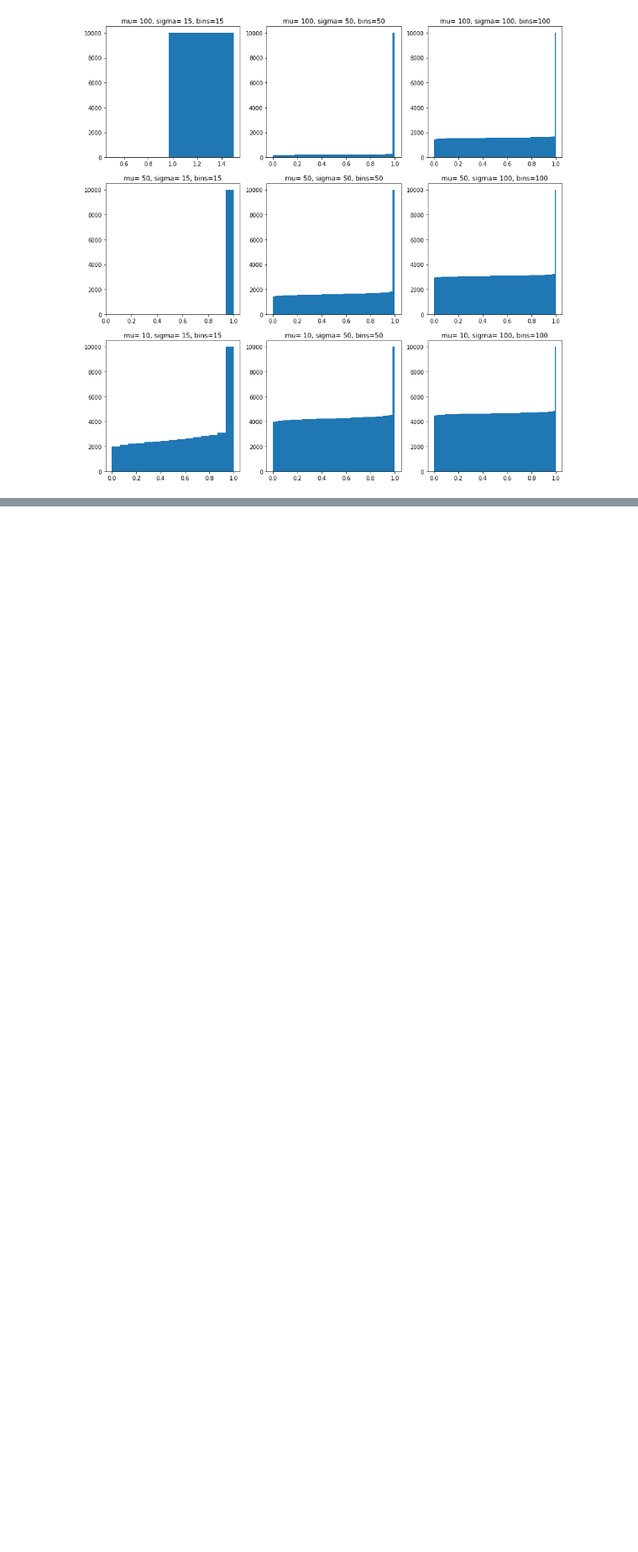
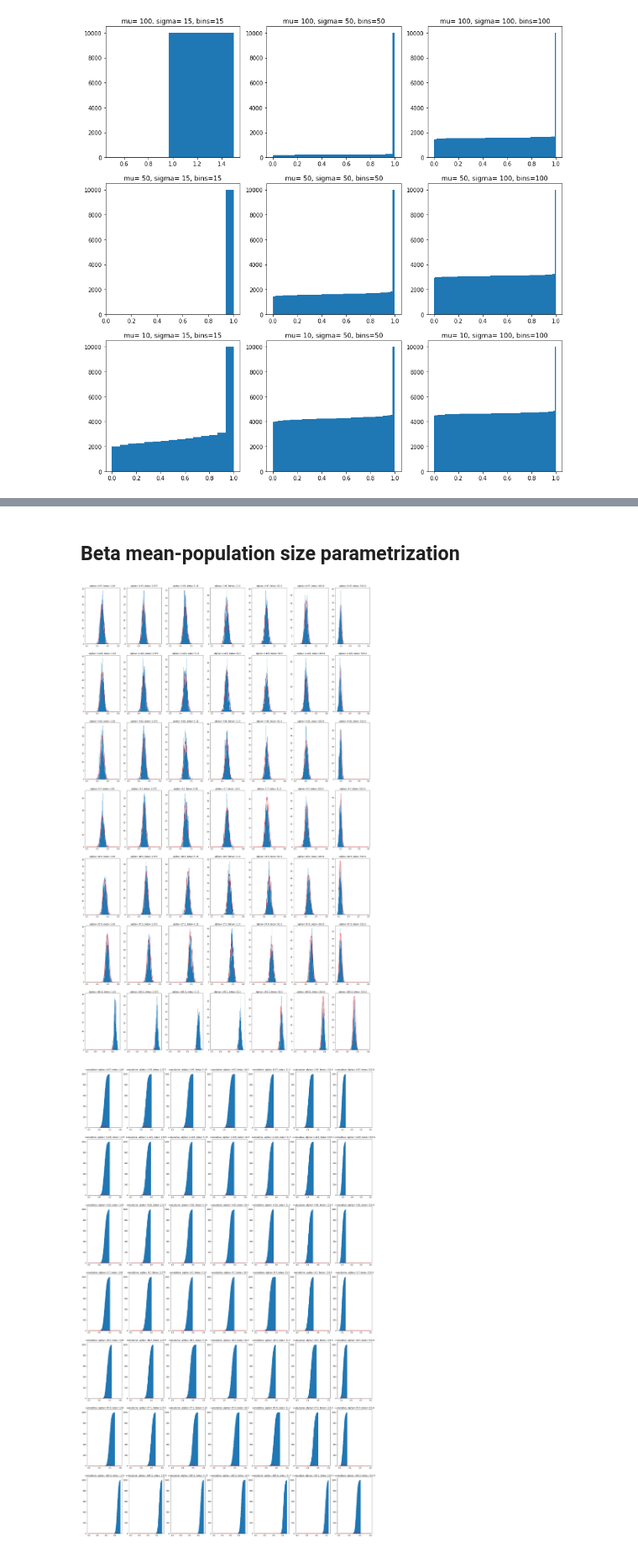
Before and after one commit to rafalsiniewicz/Data_analytics, a Jupyter notebook: lab2/lab2.ipynb, the cells around one changed output, grey strips where cells are left out. Shown at 84% size. Cells and saved outputs as stored; diff of their text form; code cells hidden in the pictures; blank space fills up the shorter version.

```diff
--- a/lab2/lab2.ipynb
+++ b/lab2/lab2.ipynb
@@ -80,0 +180,37 @@ for i in range(len(mu)):
+# %% [markdown]
+## Beta mean-population size parametrization
+# %%
+#
+import numpy as np
+import matplotlib.pyplot as plt
+import scipy.stats as stats
+sizes=[2, 5, 10, 20, 100, 200, 1000]
+alphas=[]
+betas=[]
+for n in sizes:
+    alpha=0.485*n
+    beta=n-alpha
+    alphas.append(alpha)
+    betas.append(beta)
+
+theta1=np.linspace(0.3,0.6,200)
+fig, axs = plt.subplots(len(alphas), len(betas), figsize=(30,50))
+for i, a in enumerate(alphas):
+    for j, b in enumerate(betas):
+        s = np.random.beta(438+a,544+b,1000)
+        axs[i][j].hist(s, bins=100)
+        axs[i][j].plot(theta1,stats.beta.pdf(theta1,438+a,544+b), color='r')
+        axs[i][j].axis('tight')
+        axs[i][j].set_title('alpha= {}, beta= {}'.format(a, b))
+
+fig, axs = plt.subplots(len(alphas), len(betas), figsize=(30,50))
+for i, a in enumerate(alphas):
+    for j, b in enumerate(betas):
+        s = np.random.beta(438+a,544+b,1000)
+        axs[i][j].hist(s, bins=100, cumulative=True)
+        axs[i][j].plot(theta1,stats.beta.pdf(theta1,438+a,544+b), color='r')
+        axs[i][j].axis('tight')
+        axs[i][j].set_title('cumulative: alpha= {}, beta= {}'.format(a, b))
+# %% [output]
+[figure, added]
+[figure, added]
```
Also changed, not shown: parts of 15 cells of this notebook.
